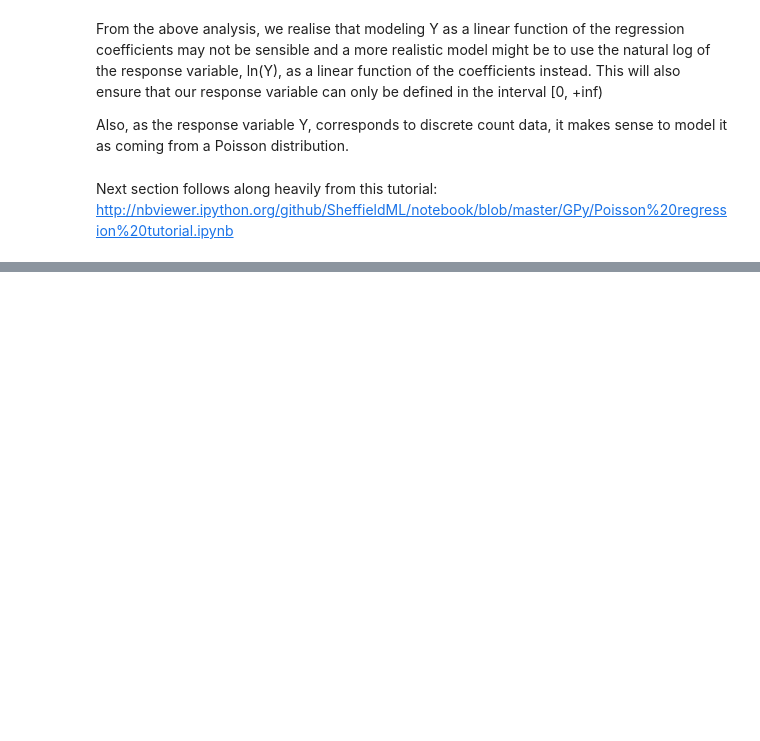
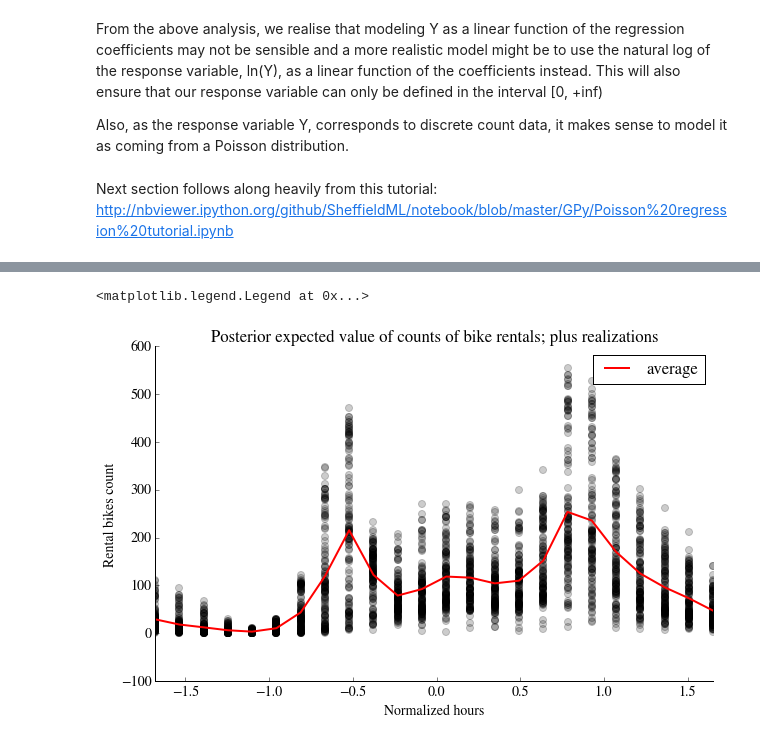
Before and after one commit to fraser-campbell/Machine-Learning-Projects, a Jupyter notebook: Bike Sharing/Bike Sharing.ipynb, the cells around one changed output, grey strips where cells are left out. Cells and saved outputs as stored; diff of their text form; code cells hidden in the pictures; blank space fills up the shorter version.

```diff
--- a/Bike Sharing/Bike Sharing.ipynb
+++ b/Bike Sharing/Bike Sharing.ipynb
@@ -625,0 +596,17 @@ Plotting alpha
+# %%
+df = pd.DataFrame(data=hour_norm)
+df['bikes'] = y
+mean_data_hour = df.groupby('hour').bikes.mean()
+
+plt.scatter(hour_norm, y, color="k", s=50, alpha=0.2)
+plt.plot(mean_data_hour.index, mean_data_hour.values, color='r', label = "average")
+plt.title("Posterior expected value of counts of bike rentals; plus realizations")
+plt.legend(loc="upper left")
+plt.xlim(t.min(), t.max())
+plt.ylabel("Rental bikes count")
+plt.xlabel("Normalized hours")
+remove_border()
+plt.legend()
+# %% [output]
+<matplotlib.legend.Legend at 0x...>
+[figure, added]
```
Also changed, not shown: parts of 48 cells of this notebook.
